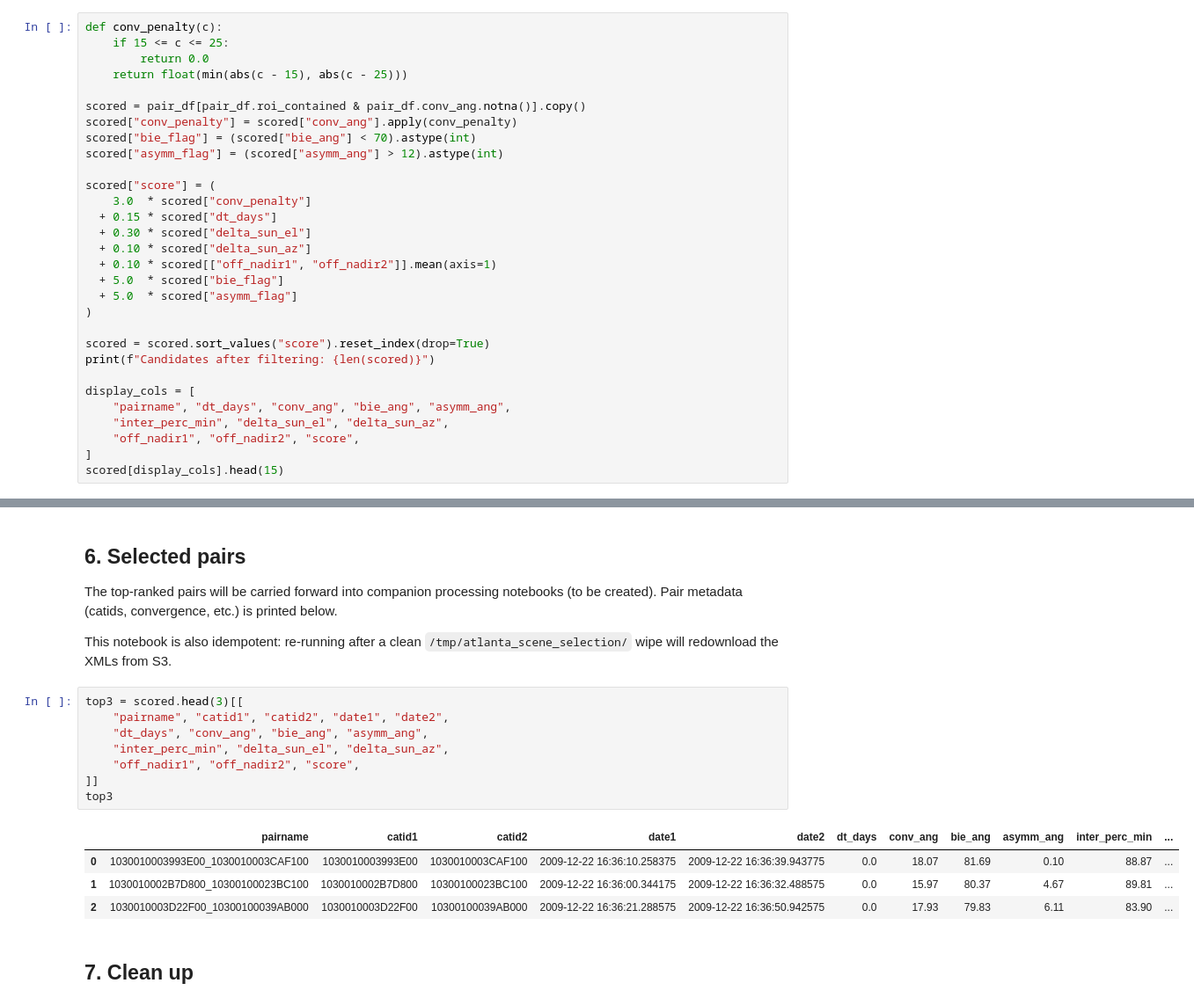
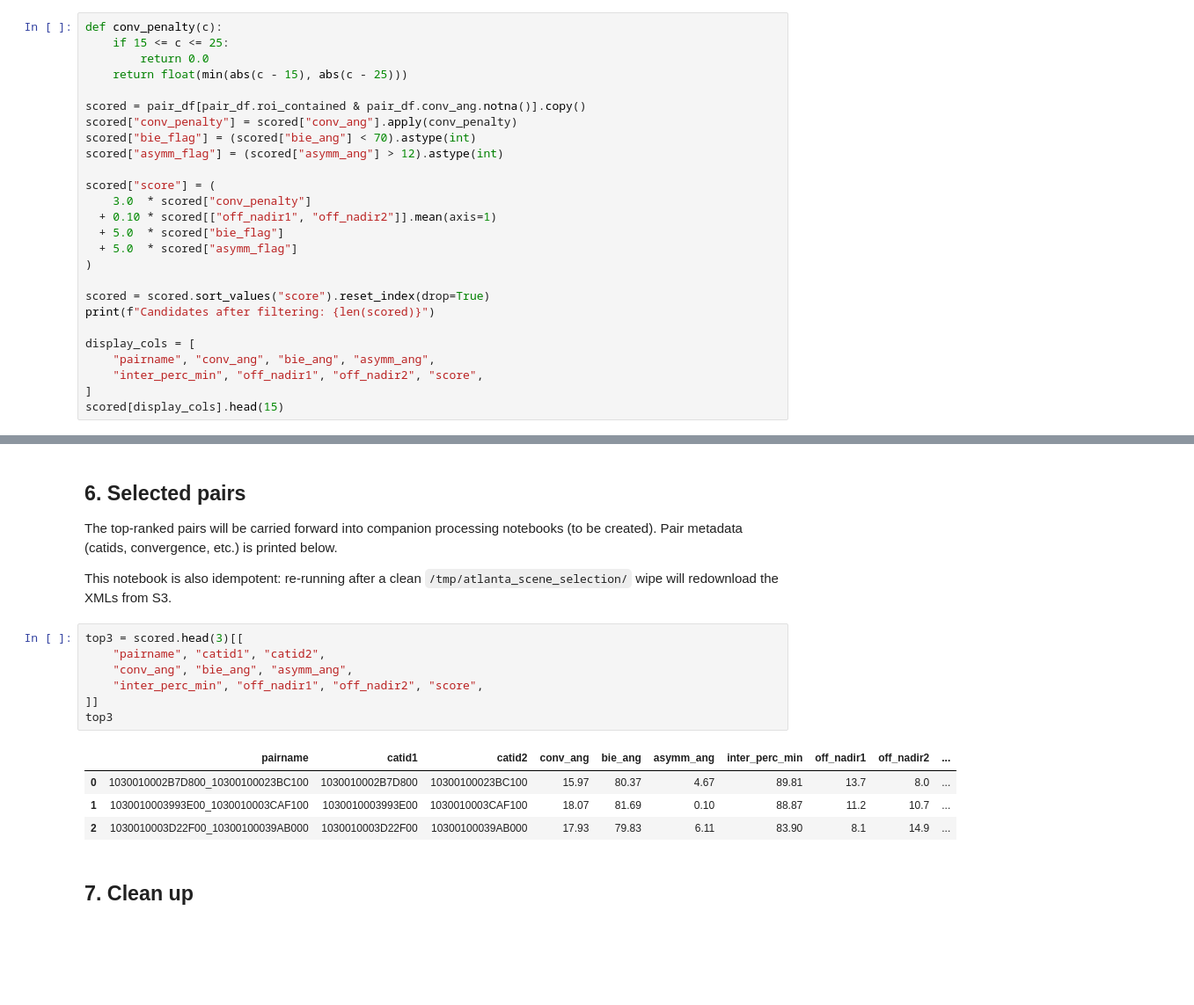
Before and after one commit to uw-cryo/asp_plot, a Jupyter notebook: notebooks/WorldView/worldview_spacenet_atlanta_stereo_scene_selection.ipynb, the cells around one changed output, grey strips where cells are left out. Shown at 88% size. Saved outputs shown, nothing was run; the diff lists cells and outputs as text; blank space fills up the shorter version.

```diff
--- a/notebooks/WorldView/worldview_spacenet_atlanta_stereo_scene_selection.ipynb
+++ b/notebooks/WorldView/worldview_spacenet_atlanta_stereo_scene_selection.ipynb
@@ -306,9 +305,6 @@ scored["asymm_flag"] = (scored["asymm_ang"] > 12).astype(int)
 
 scored["score"] = (
     3.0  * scored["conv_penalty"]
-  + 0.15 * scored["dt_days"]
-  + 0.30 * scored["delta_sun_el"]
-  + 0.10 * scored["delta_sun_az"]
   + 0.10 * scored[["off_nadir1", "off_nadir2"]].mean(axis=1)
   + 5.0  * scored["bie_flag"]
   + 5.0  * scored["asymm_flag"]
@@ -318,9 +314,8 @@ scored = scored.sort_values("score").reset_index(drop=True)
 print(f"Candidates after filtering: {len(scored)}")
 
 display_cols = [
-    "pairname", "dt_days", "conv_ang", "bie_ang", "asymm_ang",
-    "inter_perc_min", "delta_sun_el", "delta_sun_az",
-    "off_nadir1", "off_nadir2", "score",
+    "pairname", "conv_ang", "bie_ang", "asymm_ang",
+    "inter_perc_min", "off_nadir1", "off_nadir2", "score",
 ]
 scored[display_cols].head(15)
 # %% [output]
@@ -402,17 +397,16 @@ The top-ranked pairs will be carried forward into companion processing notebooks
 This notebook is also idempotent: re-running after a clean `/tmp/atlanta_scene_selection/` wipe will redownload the XMLs from S3.
 # %%
 top3 = scored.head(3)[[
-    "pairname", "catid1", "catid2", "date1", "date2",
-    "dt_days", "conv_ang", "bie_ang", "asymm_ang",
-    "inter_perc_min", "delta_sun_el", "delta_sun_az",
-    "off_nadir1", "off_nadir2", "score",
+    "pairname", "catid1", "catid2",
+    "conv_ang", "bie_ang", "asymm_ang",
+    "inter_perc_min", "off_nadir1", "off_nadir2", "score",
 ]]
 top3
 # %% [output]
-|  | pairname | catid1 | catid2 | date1 | date2 | dt_days | conv_ang | bie_ang | asymm_ang | inter_perc_min | ... |
-| 0 | 1030010003993E00_1030010003CAF100 | 1030010003993E00 | 1030010003CAF100 | 2009-12-22 16:36:10.258375 | 2009-12-22 16:36:39.943775 | 0.0 | 18.07 | 81.69 | 0.10 | 88.87 | ... |
-| 1 | 1030010002B7D800_10300100023BC100 | 1030010002B7D800 | 10300100023BC100 | 2009-12-22 16:36:00.344175 | 2009-12-22 16:36:32.488575 | 0.0 | 15.97 | 80.37 | 4.67 | 89.81 | ... |
-| 2 | 1030010003D22F00_10300100039AB000 | 1030010003D22F00 | 10300100039AB000 | 2009-12-22 16:36:21.288575 | 2009-12-22 16:36:50.942575 | 0.0 | 17.93 | 79.83 | 6.11 | 83.90 | ... |
+|  | pairname | catid1 | catid2 | conv_ang | bie_ang | asymm_ang | inter_perc_min | off_nadir1 | off_nadir2 | ... |
+| 0 | 1030010002B7D800_10300100023BC100 | 1030010002B7D800 | 10300100023BC100 | 15.97 | 80.37 | 4.67 | 89.81 | 13.7 | 8.0 | ... |
+| 1 | 1030010003993E00_1030010003CAF100 | 1030010003993E00 | 1030010003CAF100 | 18.07 | 81.69 | 0.10 | 88.87 | 11.2 | 10.7 | ... |
+| 2 | 1030010003D22F00_10300100039AB000 | 1030010003D22F00 | 10300100039AB000 | 17.93 | 79.83 | 6.11 | 83.90 | 8.1 | 14.9 | ... |
 # %% [markdown]
 ## 7. Clean up
 # %%
```
Also changed, not shown: parts of 5 cells of this notebook.
